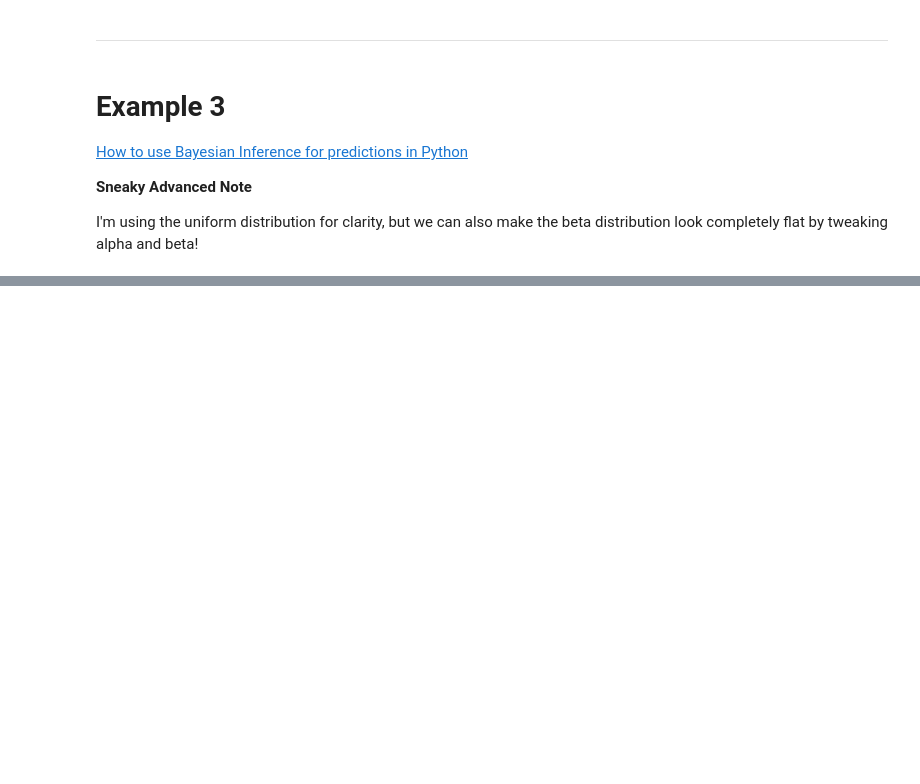
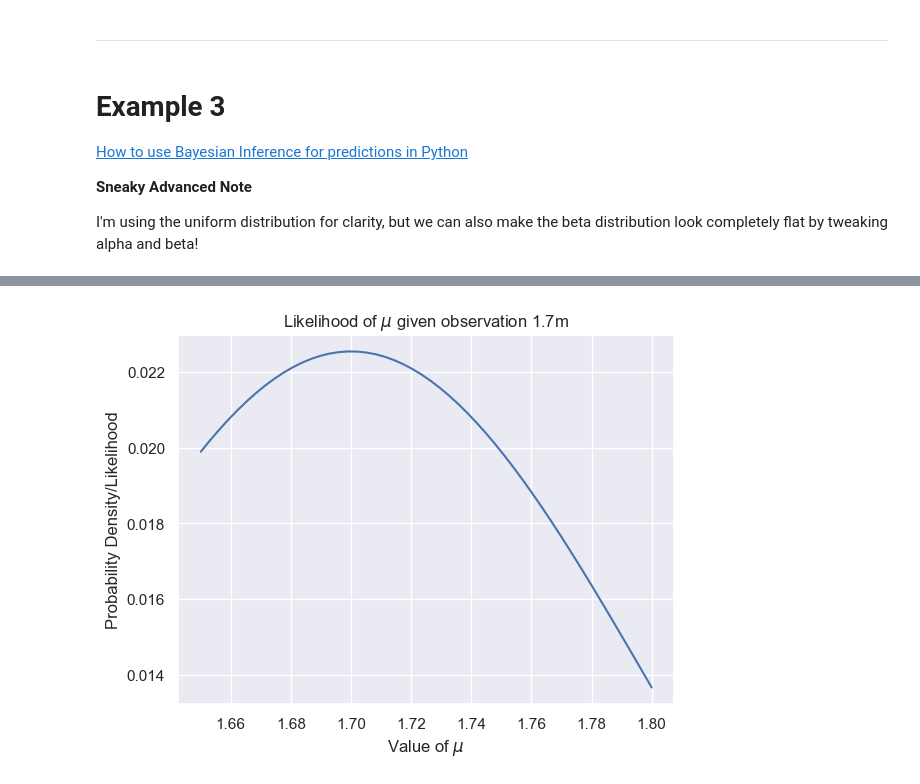
Before and after one commit to silviaelisabeth/SeaLevelExtremes, a Jupyter notebook: script/bayesian_example_simple.ipynb, the cells around one changed output, grey strips where cells are left out. Saved outputs shown, nothing was run; the diff lists cells and outputs as text; code cells hidden in the pictures; blank space fills up the shorter version.

```diff
--- a/script/bayesian_example_simple.ipynb
+++ b/script/bayesian_example_simple.ipynb
@@ -158,0 +167,8 @@ NameError: name 'beta_dist' is not defined
+# %%
+# Note that mu here is an array of values, so the output is also an array!
+def likelihood_func(datum, mu):
+    likelihood_out = sp.stats.norm.pdf(datum, mu, scale = 0.1)
+    return likelihood_out/likelihood_out.sum()
+# %%
+likelihood_out = likelihood_func(1.7, mu)
+likelihood_out
@@ -158,0 +186,8 @@ NameError: name 'beta_dist' is not defined
+# %%
+plt.plot(mu, likelihood_out)
+plt.title("Likelihood of $\mu$ given observation 1.7m")
+plt.ylabel("Probability Density/Likelihood")
+plt.xlabel("Value of $\mu$")
+plt.show()
+# %% [output]
+[figure, added]
```
Also changed, not shown: parts of 21 cells of this notebook.
